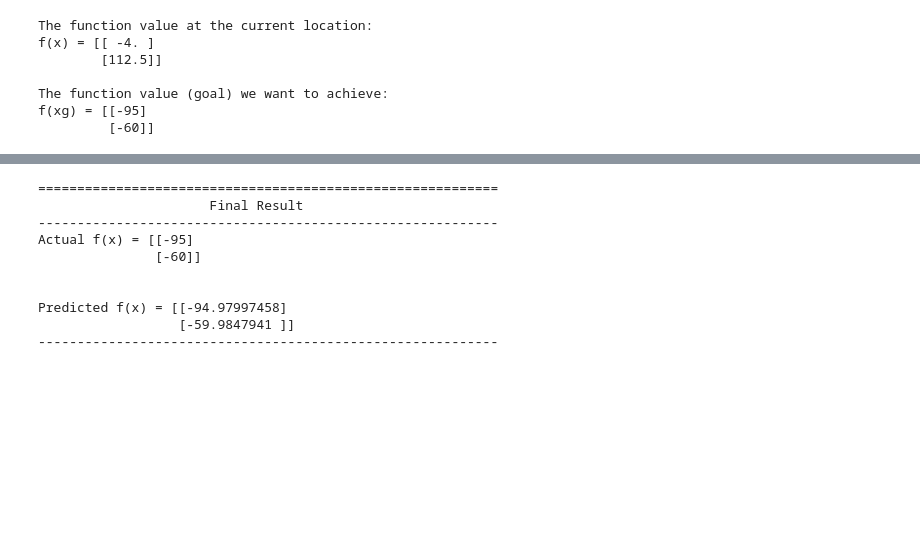
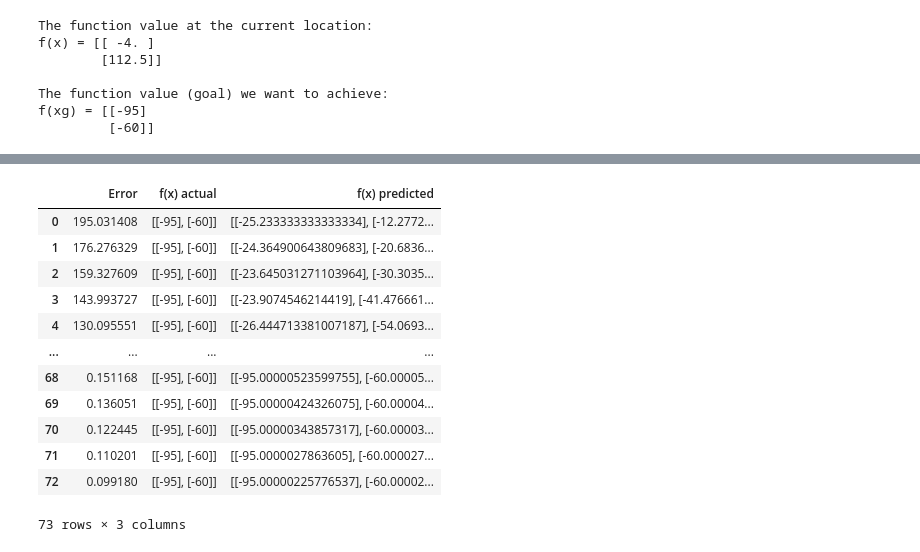
Before and after one commit to eraldoribeiro/gradientDescent, a Jupyter notebook: gradientDescent2DVectorsJacobian.ipynb, the cells around one changed output, grey strips where cells are left out. Saved outputs shown, nothing was run; the diff lists cells and outputs as text; code cells hidden in the pictures; blank space fills up the shorter version.

```diff
--- a/gradientDescent2DVectorsJacobian.ipynb
+++ b/gradientDescent2DVectorsJacobian.ipynb
@@ -472,29 +452,21 @@ f_predicted scaled down =
-# %%
-print("\n\n")
-print("=========================================================== ") #print a message
-print("                      Final Result  ") #print a message
-print("----------------------------------------------------------- ") #print a message
-print('Actual f(x) =', np.array2string(uv_g,
-                                                           prefix='Array:        ') + END)
-print("\n")
-print('Predicted f(x) =', np.array2string(f_predicted_slow,
-                                                           prefix='Array:           ') + END)
-print("\n")
-print('Predicted f(x) =', np.array2string(f_predicted_slow,
-                                                           prefix='Array:           ') + END)
-print("----------------------------------------------------------- ") #print a message
-print("\n\n")
-# %% [output]
-===========================================================
-                      Final Result
------------------------------------------------------------
-Actual f(x) = [[-95]
-               [-60]]
-
-
-Predicted f(x) = [[-94.97997458]
-                  [-59.9847941 ]]
------------------------------------------------------------
+# %%
+import pandas as pd
+df = pd.DataFrame(table, columns = ['Error', 'f(x) actual', 'f(x) predicted'])
+df
+# %% [output]
+|  | Error | f(x) actual | f(x) predicted |
+| 0 | 195.031408 | [[-95], [-60]] | [[-25.233333333333334], [-12.2772... |
+| 1 | 176.276329 | [[-95], [-60]] | [[-24.364900643809683], [-20.6836... |
+| 2 | 159.327609 | [[-95], [-60]] | [[-23.645031271103964], [-30.3035... |
+| 3 | 143.993727 | [[-95], [-60]] | [[-23.9074546214419], [-41.476661... |
+| 4 | 130.095551 | [[-95], [-60]] | [[-26.444713381007187], [-54.0693... |
+| ... | ... | ... | ... |
+| 68 | 0.151168 | [[-95], [-60]] | [[-95.00000523599755], [-60.00005... |
+| 69 | 0.136051 | [[-95], [-60]] | [[-95.00000424326075], [-60.00004... |
+| 70 | 0.122445 | [[-95], [-60]] | [[-95.00000343857317], [-60.00003... |
+| 71 | 0.110201 | [[-95], [-60]] | [[-95.0000027863605], [-60.000027... |
+| 72 | 0.099180 | [[-95], [-60]] | [[-95.00000225776537], [-60.00002... |
+73 rows × 3 columns
 # %%
 create_function_plot()
 plt.plot(trace[0][:], trace[1][:], 'b.-', '')
```
Also changed, not shown: parts of 3 cells of this notebook.
